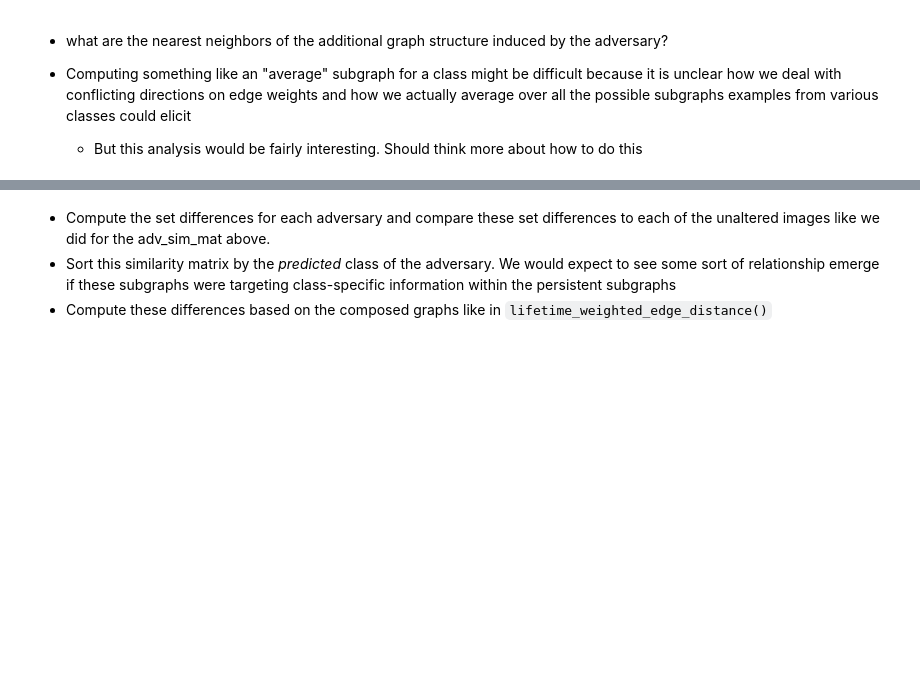
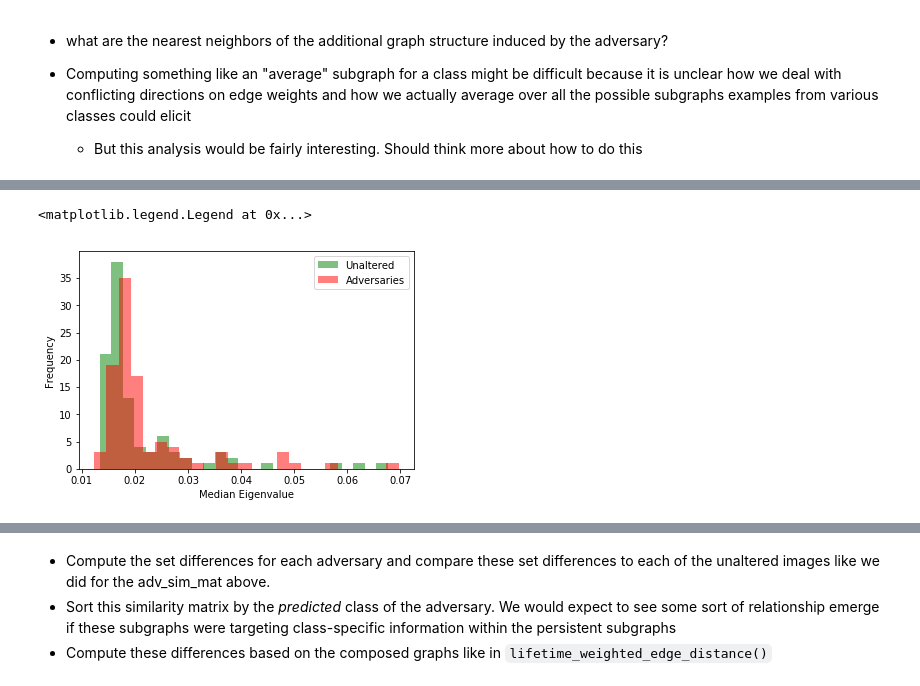
Before and after one commit to tgebhart/pt_activation, a Jupyter notebook: notebooks/Set Diff CFF MNIST Sigmoid.ipynb, the cells around one changed output, grey strips where cells are left out. Drawn from its saved outputs; the diff is of its cells as text; code cells hidden in the pictures; blank space fills up the shorter version.

```diff
--- a/notebooks/Set Diff CFF MNIST Sigmoid.ipynb
+++ b/notebooks/Set Diff CFF MNIST Sigmoid.ipynb
@@ -303,7 +293,7 @@ def create_sample_graphs(res_df, ids, wms):
                     for k, v in subgraphs.items():
                         if v.has_node(tnms[f[c[0].index][0]]):
                             if tnms[f[c[1].index][0]] in subgraphs:
-                                v.add_node(f[c[1].index][0])
+                                v.add_node(tnms[f[c[1].index][0]])
 #                                 subgraphs[k] = nx.union(v, subgraphs[tnms[f[c[1].index][0]]])
                             else:
                                 v.add_edge(tnms[f[c[0].index][0]], tnms[f[c[1].index][0]], weight=w)
@@ -559,3 +714,11 @@ def compute_num_edges(g):
 num_generators = [compute_num_generators(g) for g in sample_graphs]
 adv_num_generators = [compute_num_generators(g) for g in adv_sample_graphs]
 moved_num_generators = [compute_num_generators(g) for g in moved_sample_graphs]
+# %%
+eigs = []
+adv_eigs = []
+moved_eigs = []
+for i in range(len(sample_graphs)):
+    print('i:', i)
+    e = get_top_eigs(sample_graphs[i],take=-1)
+    eigs.append(e)
@@ -561,0 +743,4 @@ moved_num_generators = [compute_num_generators(g) for g in moved_sample_graphs]
+# %%
+for i in range(len(adv_sample_graphs)):
+    print('i:', i)
+    adv_eigs.append(get_top_eigs(adv_sample_graphs[i],take=-1))
@@ -561,0 +769,24 @@ moved_num_generators = [compute_num_generators(g) for g in moved_sample_graphs]
+# %%
+med_eigs = [np.median(e) for e in eigs]
+med_adv_eigs = [np.median(e) for e in adv_eigs]
+
+min_eigs = [np.min(e) for e in eigs]
+min_adv_eigs = [np.min(e) for e in adv_eigs]
+
+
+max_eigs = [np.max(e) for e in eigs]
+max_adv_eigs = [np.max(e) for e in adv_eigs]
+
+ac = [e[-2] for e in eigs]
+adv_ac = [e[-2] for e in adv_eigs]
+# %%
+bins = 25
+plt.hist(med_eigs, bins=bins, alpha=0.5, label='Unaltered', color='g')
+plt.hist(med_adv_eigs, bins=bins, alpha=0.5, label='Adversaries', color='r')
+# plt.hist(moved_num_edges[moved_num_edges > 2000], bins, alpha=0.5, label='Random Pertubation', color='b')
+plt.xlabel('Median Eigenvalue')
+plt.ylabel('Frequency')
+plt.legend()
+# %% [output]
+<matplotlib.legend.Legend at 0x...>
+[figure, added]
```
Also changed, not shown: parts of 46 cells of this notebook, 11 other files.
